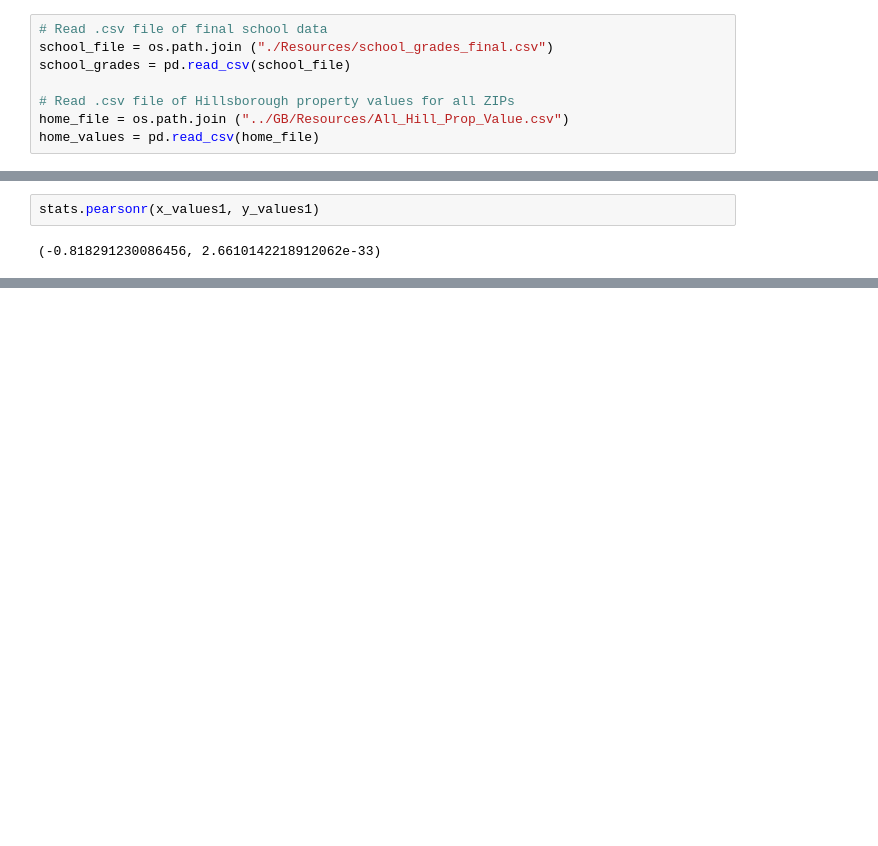
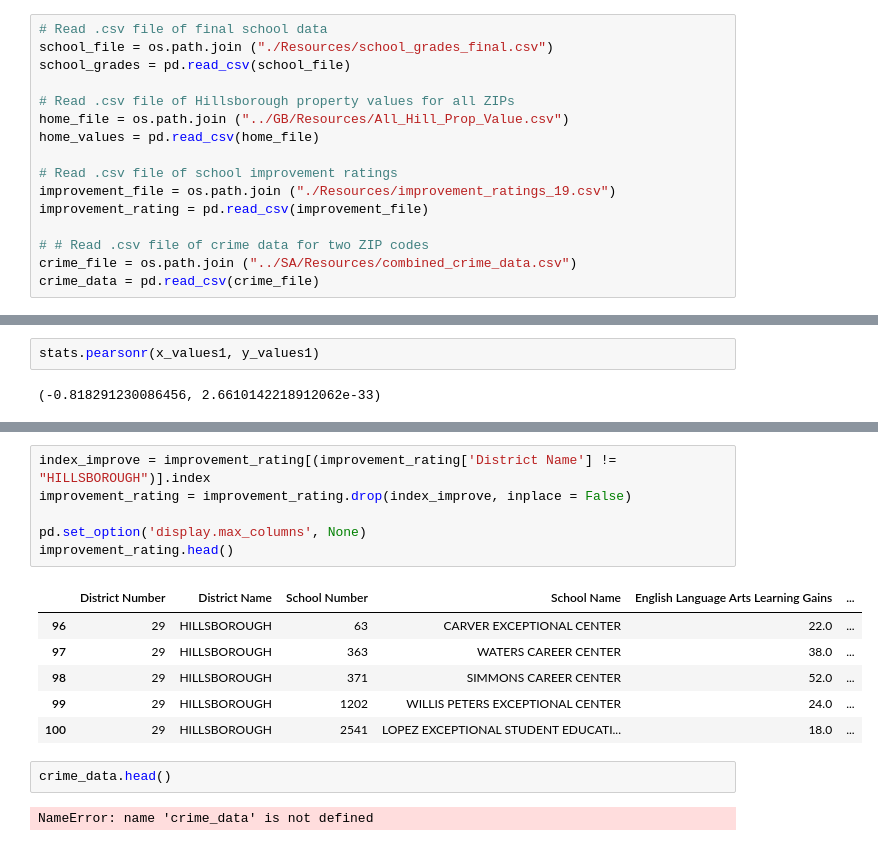
Before and after one commit to gregb23/Project1_Group4, a Jupyter notebook: KS/school_visuals.ipynb, the cells around one changed output, grey strips where cells are left out. Drawn from its saved outputs; the diff is of its cells as text; blank space fills up the shorter version.

```diff
--- a/KS/school_visuals.ipynb
+++ b/KS/school_visuals.ipynb
@@ -20,3 +20,11 @@ school_grades = pd.read_csv(school_file)
 # Read .csv file of Hillsborough property values for all ZIPs
 home_file = os.path.join ("../GB/Resources/All_Hill_Prop_Value.csv")
 home_values = pd.read_csv(home_file)
+
+# Read .csv file of school improvement ratings
+improvement_file = os.path.join ("./Resources/improvement_ratings_19.csv")
+improvement_rating = pd.read_csv(improvement_file)
+
+# # Read .csv file of crime data for two ZIP codes
+crime_file = os.path.join ("../SA/Resources/combined_crime_data.csv")
+crime_data = pd.read_csv(crime_file)
@@ -278,0 +289,17 @@ The r- is: 0.6220365565046729
+# %%
+index_improve = improvement_rating[(improvement_rating['District Name'] != "HILLSBOROUGH")].index
+improvement_rating = improvement_rating.drop(index_improve, inplace = False)
+
+pd.set_option('display.max_columns', None)
+improvement_rating.head()
+# %% [output]
+|  | District Number | District Name | School Number | School Name | English Language Arts Learning Gains | ... |
+| 96 | 29 | HILLSBOROUGH | 63 | CARVER EXCEPTIONAL CENTER | 22.0 | ... |
+| 97 | 29 | HILLSBOROUGH | 363 | WATERS CAREER CENTER | 38.0 | ... |
+| 98 | 29 | HILLSBOROUGH | 371 | SIMMONS CAREER CENTER | 52.0 | ... |
+| 99 | 29 | HILLSBOROUGH | 1202 | WILLIS PETERS EXCEPTIONAL CENTER | 24.0 | ... |
+| 100 | 29 | HILLSBOROUGH | 2541 | LOPEZ EXCEPTIONAL STUDENT EDUCATI... | 18.0 | ... |
+# %%
+crime_data.head()
+# %% [output]
+NameError: name 'crime_data' is not defined
```
Also changed, not shown: parts of 9 cells of this notebook.
